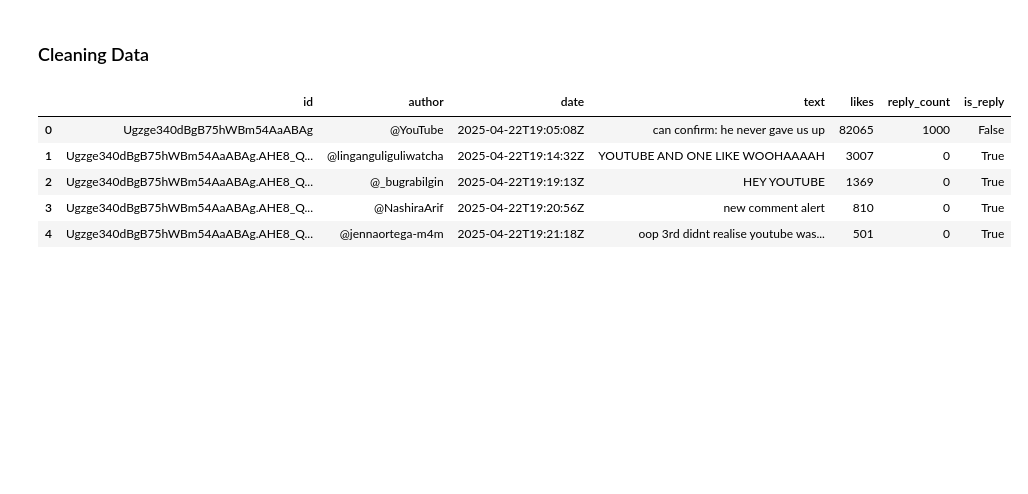
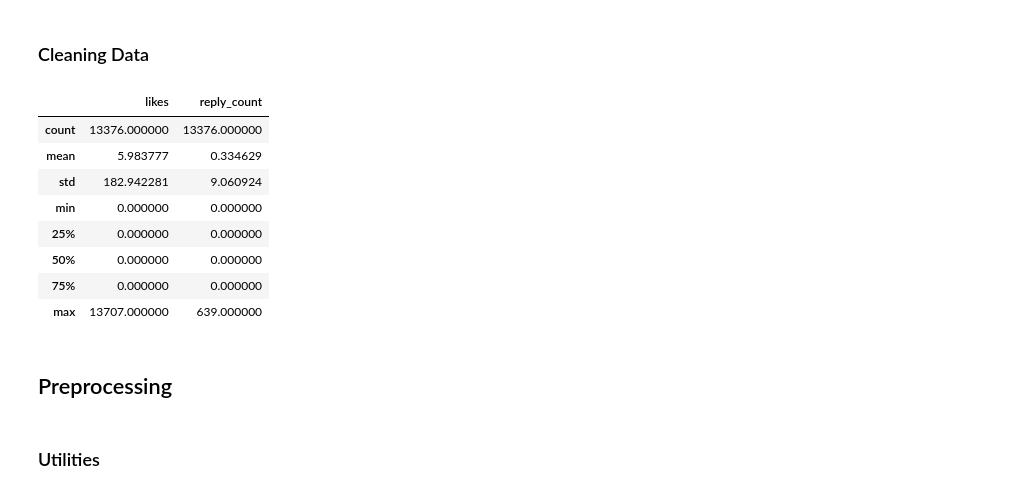
Before and after one commit to ekajaya740/dicoding_sentiment_analysis, a Jupyter notebook: sentiment_analysis.ipynb, the cells around one changed output. Saved outputs shown, nothing was run; the diff lists cells and outputs as text; code cells hidden in the pictures; blank space fills up the shorter version.

```diff
--- a/sentiment_analysis.ipynb
+++ b/sentiment_analysis.ipynb
@@ -35,17 +213,24 @@ df.head()
 # %% [markdown]
 ### Cleaning Data
 # %%
-
 df_cleaned = df.copy()
 
-df_cleaned = df_cleaned.drop_duplicates()
+df_cleaned = df_cleaned.drop_duplicates(subset=['id'])
 df_cleaned = df_cleaned.dropna()
+df_cleaned = df_cleaned.reset_index(drop=True)
 
-df_cleaned.head()
+df_cleaned.describe()
 # %% [output]
-|  | id | author | date | text | likes | reply_count | is_reply |
-| 0 | Ugzge340dBgB75hWBm54AaABAg | @YouTube | 2025-04-22T19:05:08Z | can confirm: he never gave us up | 82065 | 1000 | False |
-| 1 | Ugzge340dBgB75hWBm54AaABAg.AHE8_Q... | @linganguliguliwatcha | 2025-04-22T19:14:32Z | YOUTUBE AND ONE LIKE WOOHAAAAH | 3007 | 0 | True |
-| 2 | Ugzge340dBgB75hWBm54AaABAg.AHE8_Q... | @_bugrabilgin | 2025-04-22T19:19:13Z | HEY YOUTUBE | 1369 | 0 | True |
-| 3 | Ugzge340dBgB75hWBm54AaABAg.AHE8_Q... | @NashiraArif | 2025-04-22T19:20:56Z | new comment alert | 810 | 0 | True |
-| 4 | Ugzge340dBgB75hWBm54AaABAg.AHE8_Q... | @jennaortega-m4m | 2025-04-22T19:21:18Z | oop 3rd didnt realise youtube was... | 501 | 0 | True |
+|  | likes | reply_count |
+| count | 13376.000000 | 13376.000000 |
+| mean | 5.983777 | 0.334629 |
+| std | 182.942281 | 9.060924 |
+| min | 0.000000 | 0.000000 |
+| 25% | 0.000000 | 0.000000 |
+| 50% | 0.000000 | 0.000000 |
+| 75% | 0.000000 | 0.000000 |
+| max | 13707.000000 | 639.000000 |
+# %% [markdown]
+## Preprocessing
+# %% [markdown]
+### Utilities
```
Also changed, not shown: parts of 19 cells of this notebook.
